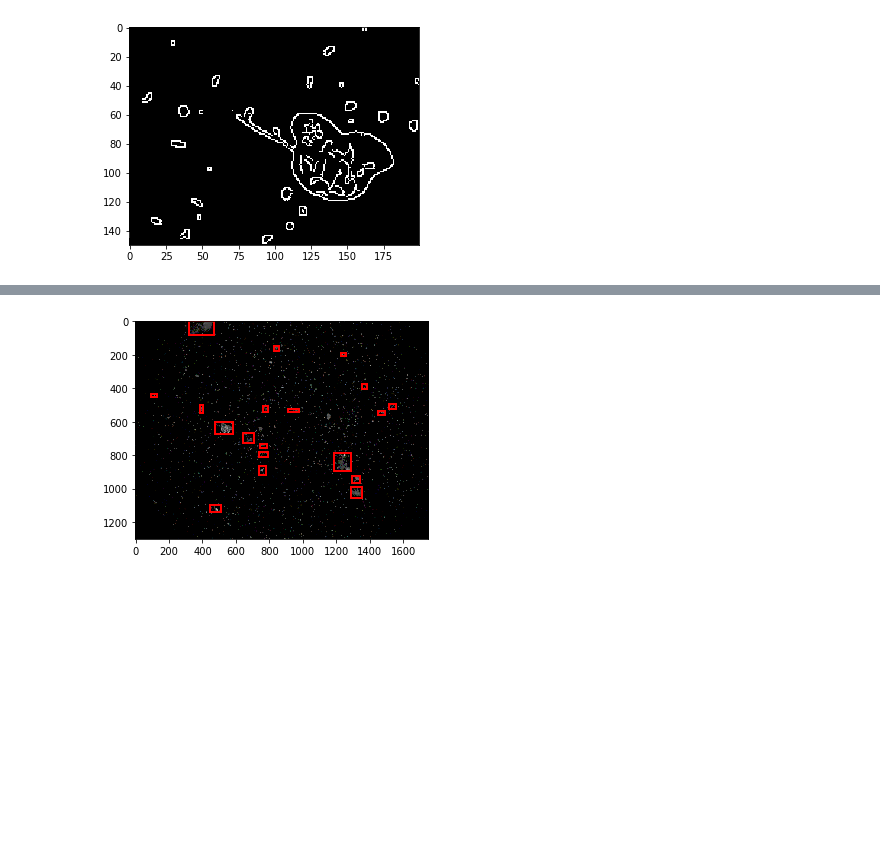
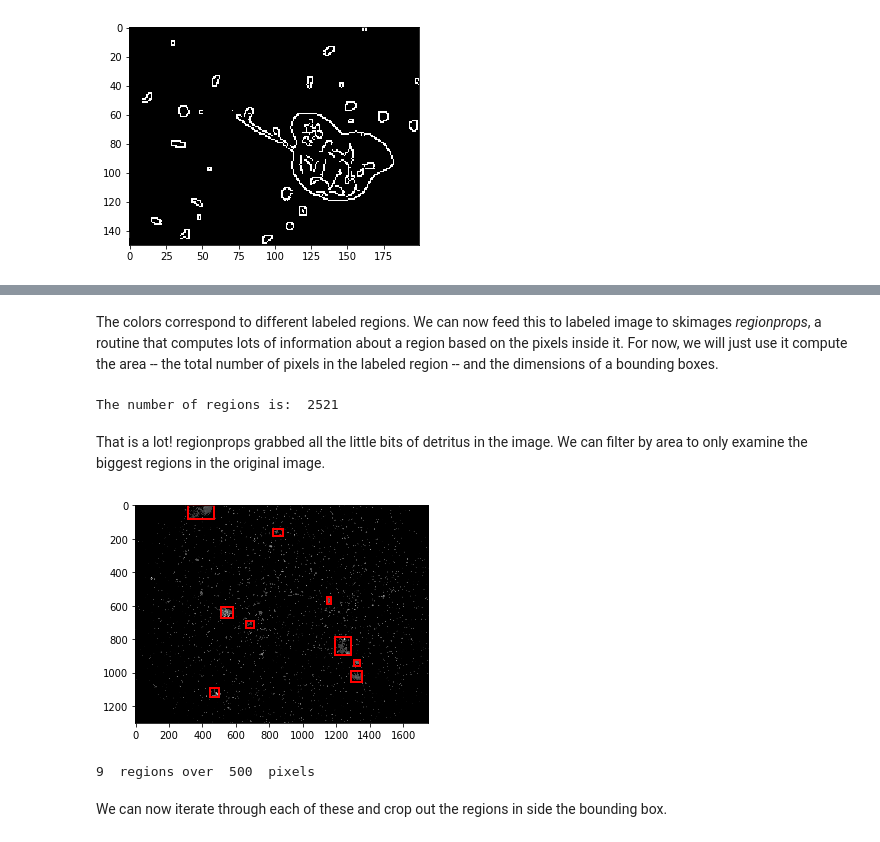
Before and after one commit to eor314/pogo_bioobs19_imaging, a Jupyter notebook: mod2_region_finding.ipynb, the cells around one changed output, grey strips where cells are left out. Cells and saved outputs as stored; diff of their text form; code cells hidden in the pictures; blank space fills up the shorter version.

```diff
--- a/mod2_region_finding.ipynb
+++ b/mod2_region_finding.ipynb
@@ -105,0 +122,8 @@ plt.imshow(img_thresh[550:700, 400:600], cmap='gray')
+# %%
+img_otsu = np.where(img_gray < thresh, 0., 1.0)
+
+# plot the whole image and the subregion next to each other
+fig, ax = plt.subplots(1, 2)  # subplots allow defining two sets of axes
+ax[0].imshow(img_otsu, cmap='gray') # they can then be accessed numerically
+ax[1].imshow(img_otsu[550:700, 400:600], cmap='gray')
+plt.show()
@@ -187,0 +218,7 @@ img_close = morphology.closing(img_canny, morphology.square(7))
+# %%
+img_close = morphology.closing(img_otsu, morphology.square(5))
+
+# plot the whole image and the subregion next to each other
+fig, ax = plt.subplots(1, 2)  # subplots allow defining two sets of axes
+ax[0].imshow(img_close, cmap='gray')
+ax[1].imshow(img_close[550:700, 400:600], cmap='gray')
@@ -188,29 +268,49 @@ img_close = morphology.closing(img_canny, morphology.square(7))
+# %% [markdown]
+The colors correspond to different labeled regions. We can now feed this to labeled image to skimages *regionprops*, a routine that computes lots of information about a region based on the pixels inside it. For now, we will just use it compute the area -- the total number of pixels in the labeled region -- and the dimensions of a bounding boxes.
+# %%
+# The last arguement is a list of features to pull out of each region
+props = measure.regionprops(label_img, img_gray, ['Area', 'BoundingBox'])
+
+# The length of this vector correspond to the number of regions found
+print("The number of regions is: ", str(len(props)))
+# %% [output]
+The number of regions is:  2521
+# %% [markdown]
+That is a lot! regionprops grabbed all the little bits of detritus in the image. We can filter by area to only examine the biggest regions in the original image.
 # %%
-label_img = morphology.label(img_close, neighbors=8, background=0)
-props = measure.regionprops(label_img, img_gray, ['Area', 'BoundingBox'])
+# first open up the original gray scale image as a background
+fig, ax = plt.subplots()
+ax.imshow(img_gray, cmap = 'gray')
 
-fig, ax = plt.subplots()
-ax.imshow(img, cmap = 'gray')
+# initalize an empty vector to store all the bounding boxes
+prop_out = []
 
-prop_out = []
+# set the area threshold
+area_thresh = 500
 
 # iterate through the regions
 for prop in props:
 
-    # only select those with an area bigger than 300
-    if prop.area > 300:
+    # only select those with an area bigger than the threshold area
+    if prop.area > area_thresh:
 
         # save a list of the big ones
         prop_out.append(prop.bbox)
 
-        # draw a rectangle the big ones
-        minr, minc, maxr, maxc = prop.bbox
-
+        # Bounding box returns the coordinates of the miniumn and maximum row and column locations as:
+        # [min_row, min_col, max_row, max_col]
+        # We can use those values to generate a box in the image.
         rect = ptch.Rectangle((prop.bbox[1], prop.bbox[0]), prop.bbox[3] - prop.bbox[1], prop.bbox[2] - prop.bbox[0],
                           fill=False, edgecolor='red', linewidth=2)
 
         ax.add_patch(rect)
 
 plt.show()
+
+# state how many regions fit the critieria
+print(str(len(prop_out)), " regions over ", str(area_thresh), " pixels")
 # %% [output]
-[figure, old version]
+[figure, new version]
+9  regions over  500  pixels
+# %% [markdown]
+We can now iterate through each of these and crop out the regions in side the bounding box.
```
Also changed, not shown: parts of 32 cells of this notebook.
